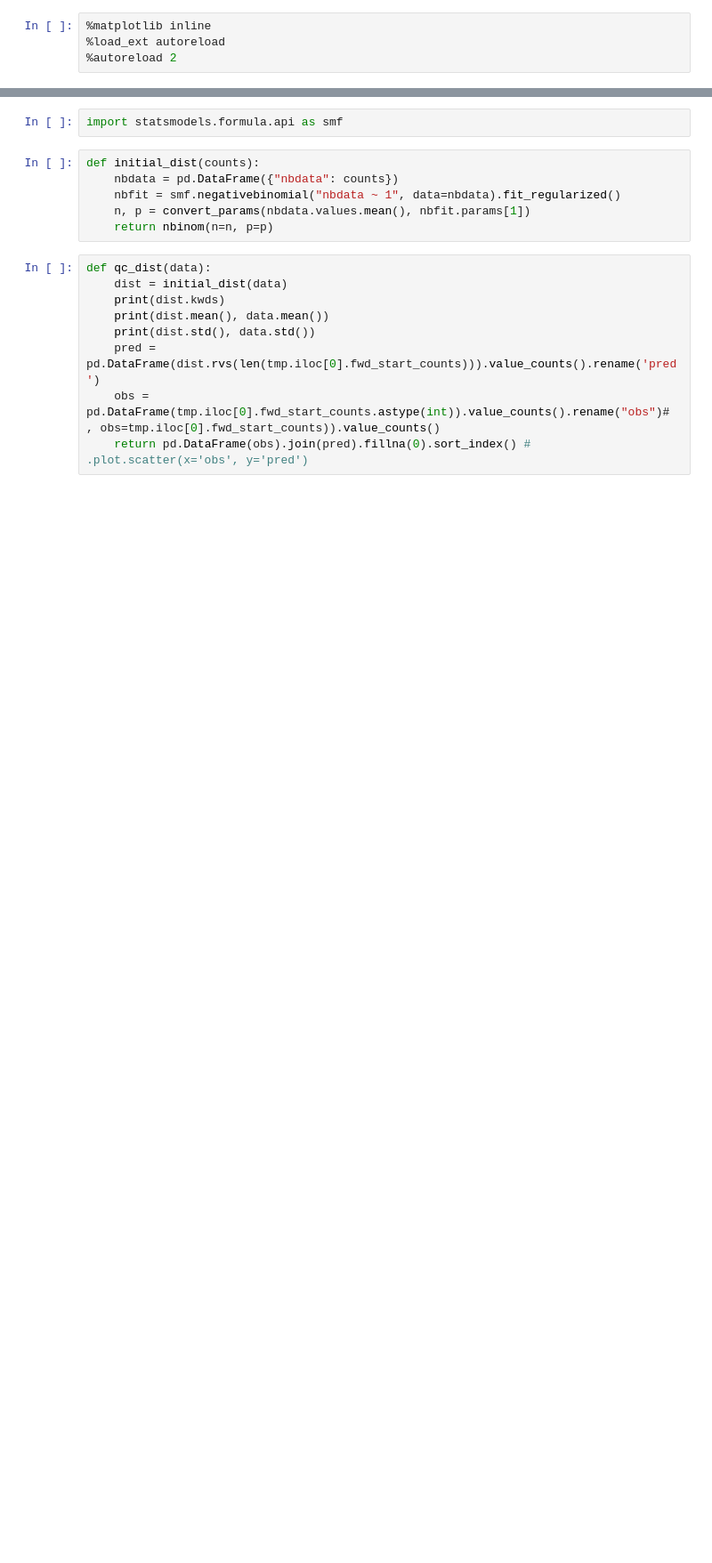
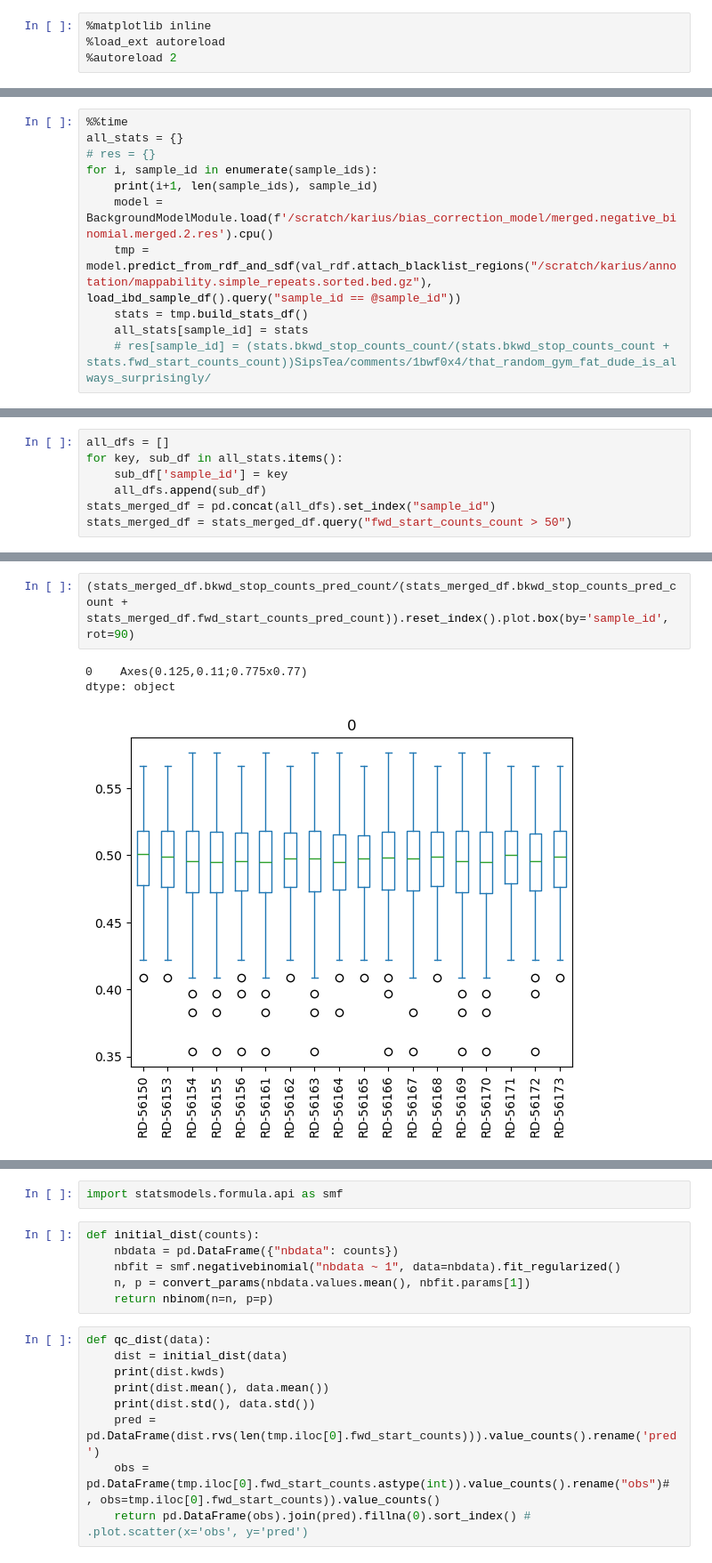
Before and after one commit to nboley/fragmentomics_tools, a Jupyter notebook: projects/ibd/BiasModeling.ipynb, the cells around one changed output, grey strips where cells are left out. Shown at 89% size. Cells and saved outputs as stored; diff of their text form; blank space fills up the shorter version.

```diff
--- a/projects/ibd/BiasModeling.ipynb
+++ b/projects/ibd/BiasModeling.ipynb
@@ -485,0 +123,11 @@ make_tracks(tmp.iloc[13], max_scale=False).plot()
+# %%
+%%time
+all_stats = {}
+# res = {}
+for i, sample_id in enumerate(sample_ids):
+    print(i+1, len(sample_ids), sample_id)
+    model = BackgroundModelModule.load(f'/scratch/karius/bias_correction_model/merged.negative_binomial.merged.2.res').cpu()
+    tmp = model.predict_from_rdf_and_sdf(val_rdf.attach_blacklist_regions("/scratch/karius/annotation/mappability.simple_repeats.sorted.bed.gz"), load_ibd_sample_df().query("sample_id == @sample_id"))
+    stats = tmp.build_stats_df()
+    all_stats[sample_id] = stats
+    # res[sample_id] = (stats.bkwd_stop_counts_count/(stats.bkwd_stop_counts_count + stats.fwd_start_counts_count))SipsTea/comments/1bwf0x4/that_random_gym_fat_dude_is_always_surprisingly/
@@ -485,0 +153,7 @@ make_tracks(tmp.iloc[13], max_scale=False).plot()
+# %%
+all_dfs = []
+for key, sub_df in all_stats.items():
+    sub_df['sample_id'] = key
+    all_dfs.append(sub_df)
+stats_merged_df = pd.concat(all_dfs).set_index("sample_id")
+stats_merged_df = stats_merged_df.query("fwd_start_counts_count > 50")
@@ -485,0 +170,6 @@ make_tracks(tmp.iloc[13], max_scale=False).plot()
+# %%
+(stats_merged_df.bkwd_stop_counts_pred_count/(stats_merged_df.bkwd_stop_counts_pred_count + stats_merged_df.fwd_start_counts_pred_count)).reset_index().plot.box(by='sample_id', rot=90)
+# %% [output]
+0    Axes(0.125,0.11;0.775x0.77)
+dtype: object
+[figure, added]
```
Also changed, not shown: parts of 75 cells of this notebook, 19 other files.
